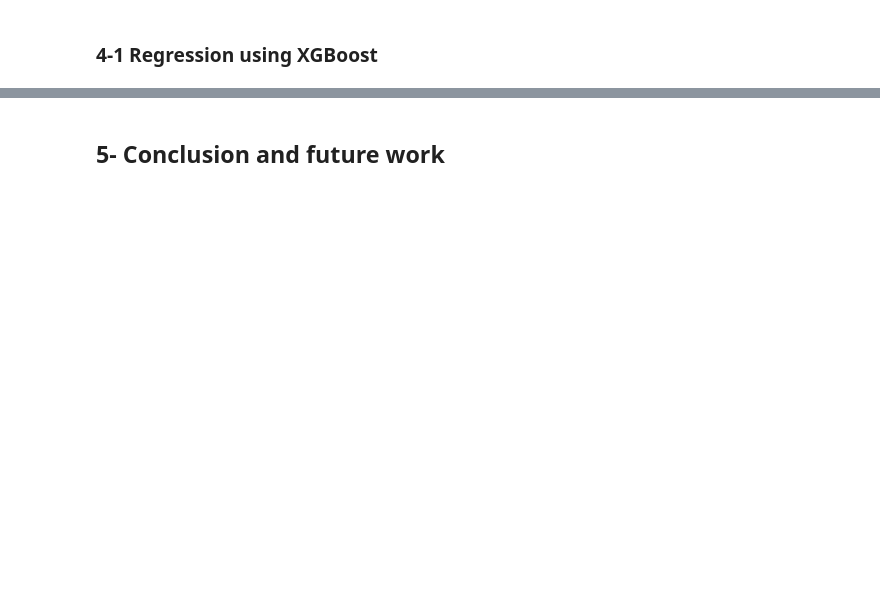
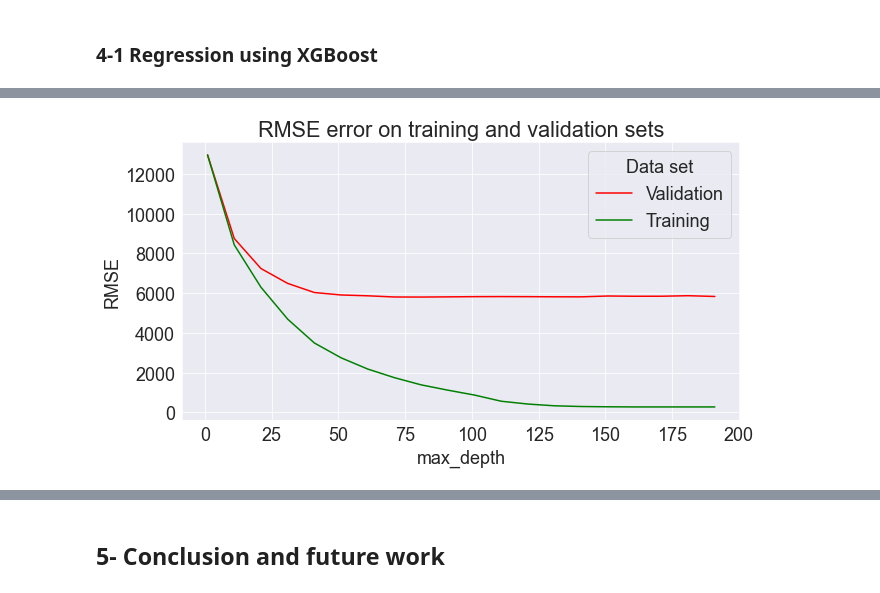
Before and after one commit to zaitrik/used_cars_prices, a Jupyter notebook: used_cars_prices.ipynb, the cells around one changed output, grey strips where cells are left out. Drawn from its saved outputs; the diff is of its cells as text; code cells hidden in the pictures; blank space fills up the shorter version.

```diff
--- a/used_cars_prices.ipynb
+++ b/used_cars_prices.ipynb
@@ -360,0 +276,14 @@ plt.plot(params, T_e, 'g');
+# %%
+# Decision tree
+# max_depth tuning
+from sklearn.tree import DecisionTreeRegressor
+results =[]
+for max_depth in tqdm(range(1,200,10)):
+    model = DecisionTreeRegressor(max_depth = max_depth )
+    model.fit(train_inputs, train_output)
+    train_preds = model.predict(train_inputs)
+    val_preds = model.predict(val_inputs)
+    error_train = mean_squared_error(train_output, train_preds, squared=False)
+    error_val = mean_squared_error(val_output, val_preds, squared=False)
+    print('max_depth = {}'.format(max_depth),"RMS_error_train = {:.2f} *** RMS_error_val = {:.2f}".format(error_train,error_val))
+    results.append([max_depth, error_train, error_val, model])
@@ -360,0 +311,10 @@ plt.plot(params, T_e, 'g');
+# %%
+params = [results[i][0] for i in range(len(results))]
+T_e = [results[i][1] for i in range(len(results))]
+V_e = [results[i][2] for i in range(len(results))]
+fig = sns.lineplot(x = params, y=  V_e, color = 'red');
+fig = sns.lineplot(x = params, y=  T_e, color = 'green');
+fig.set(xlabel = 'max_depth', ylabel = 'RMSE', Title='RMSE error on training and validation sets');
+fig.legend(title='Data set', labels = ['Validation','Training']);
+# %% [output]
+[figure, added]
```
Also changed, not shown: parts of 41 cells of this notebook.
